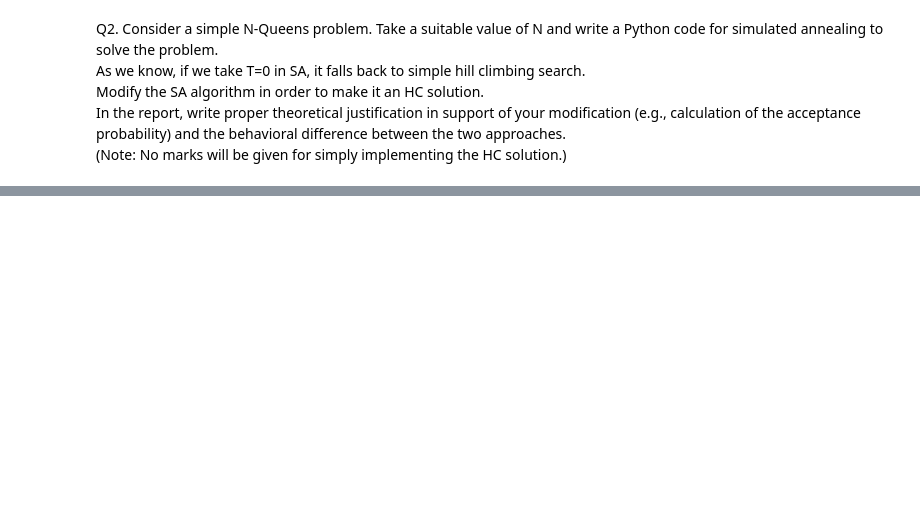
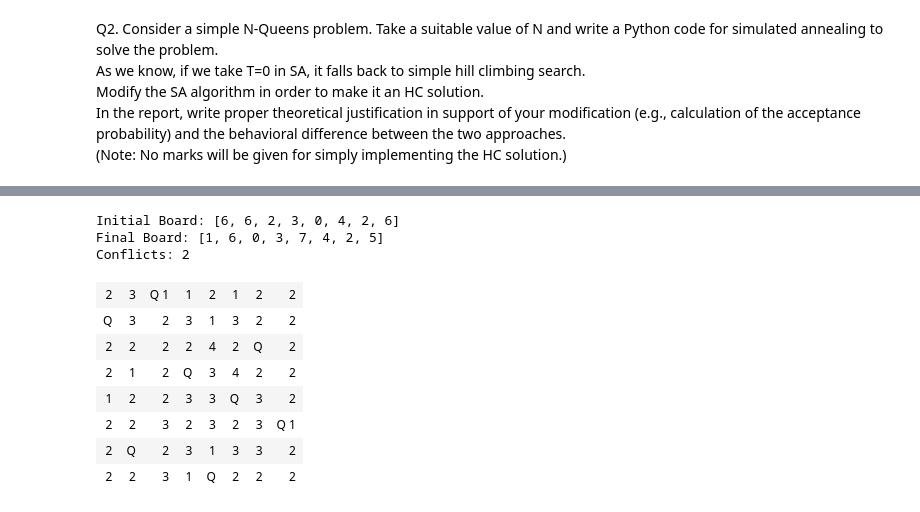
Before and after one commit to as3091/IITJ, a Jupyter notebook: AI/AI_Assign_2/N_Queens/N_Queens.ipynb, the cells around one changed output, grey strips where cells are left out. Drawn from its saved outputs; the diff is of its cells as text; code cells hidden in the pictures; blank space fills up the shorter version.

```diff
--- a/AI/AI_Assign_2/N_Queens/N_Queens.ipynb
+++ b/AI/AI_Assign_2/N_Queens/N_Queens.ipynb
@@ -74,0 +171,6 @@ def calculate_conflicts(board):
+# %%
+heuristic_dict = create_heuristic_dict(board, n)
+
+# Print the heuristic dictionary
+for key, value in heuristic_dict.items():
+    print(f"Cell {key}: Queen = {value['queen']}, Conflicts = {value['conflicts']}")
@@ -147,0 +380,25 @@ Conflicts: 0
+# %%
+n = 8  # Board size
+board = [random.randint(0, n - 1) for _ in range(n)]  # Random initial board
+print("Initial Board:", board)
+
+# Solve using Hill Climbing
+solution, conflicts = hill_climbing_with_heuristic(board, n)
+print("Final Board:", solution)
+print("Conflicts:", conflicts)
+
+# Display the solution
+heuristic_dict = create_heuristic_dict(solution, n)
+display(HTML(n_queens_to_html_with_conflicts(solution, heuristic_dict)))
+# %% [output]
+Initial Board: [6, 6, 2, 3, 0, 4, 2, 6]
+Final Board: [1, 6, 0, 3, 7, 4, 2, 5]
+Conflicts: 2
+| 2 | 3 | Q 1 | 1 | 2 | 1 | 2 | 2 |
+| Q | 3 | 2 | 3 | 1 | 3 | 2 | 2 |
+| 2 | 2 | 2 | 2 | 4 | 2 | Q | 2 |
+| 2 | 1 | 2 | Q | 3 | 4 | 2 | 2 |
+| 1 | 2 | 2 | 3 | 3 | Q | 3 | 2 |
+| 2 | 2 | 3 | 2 | 3 | 2 | 3 | Q 1 |
+| 2 | Q | 2 | 3 | 1 | 3 | 3 | 2 |
+| 2 | 2 | 3 | 1 | Q | 2 | 2 | 2 |
```
Also changed, not shown: parts of 20 cells of this notebook.
